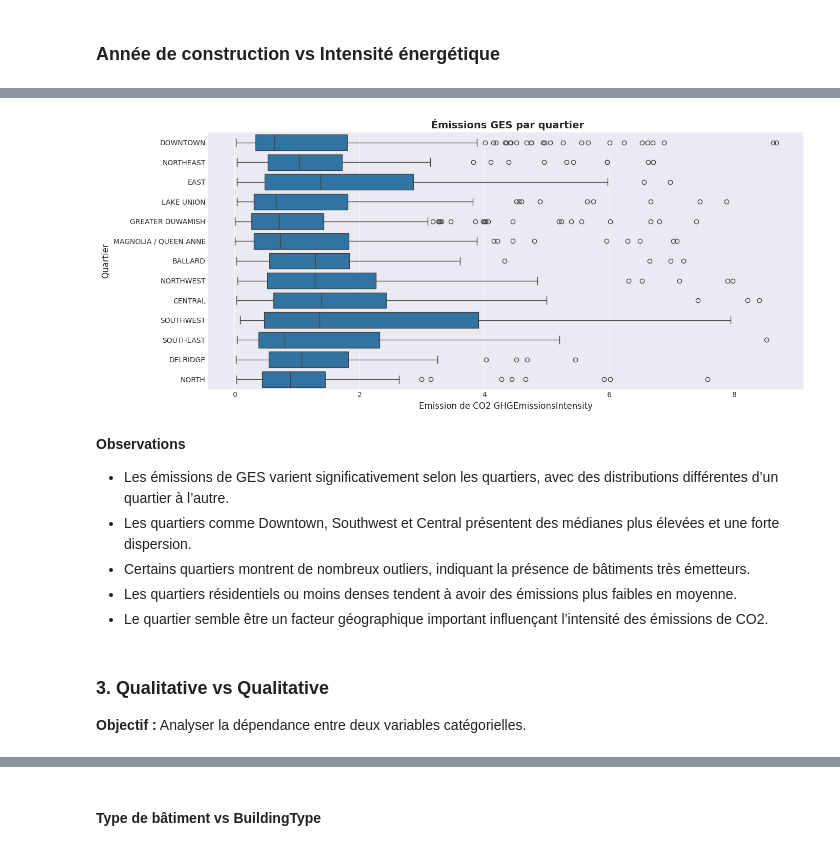
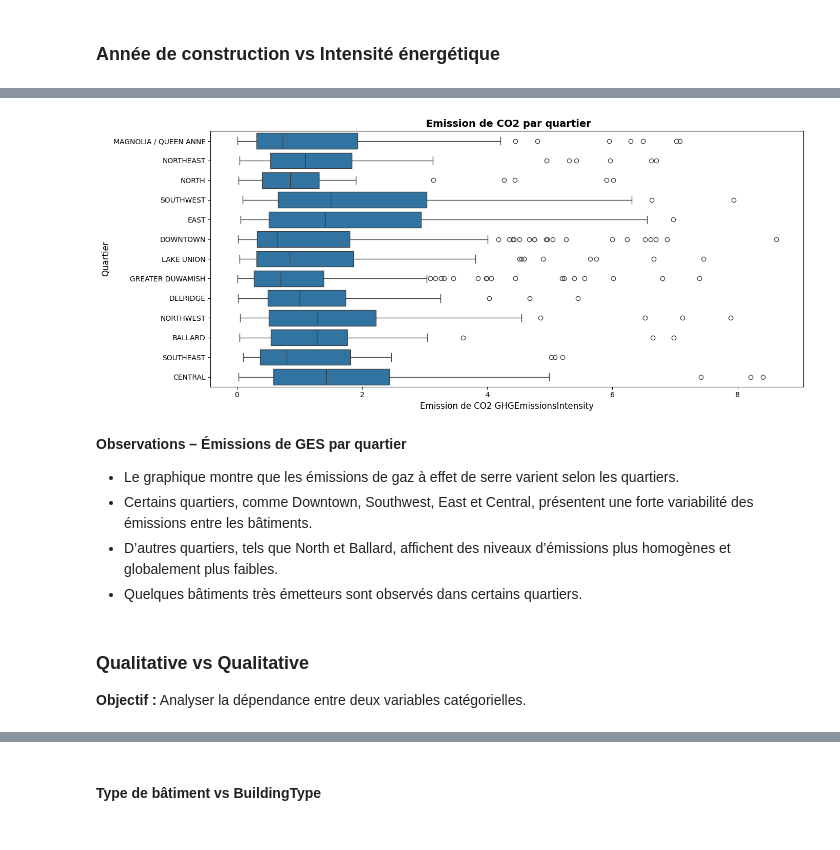
Before and after one commit to RaphaelRIVIERE/Projet-3-Anticipez-les-besoins-en-consommations-de-b-timents, a Jupyter notebook: notebook_1.ipynb, the cells around one changed output, grey strips where cells are left out. Drawn from its saved outputs; the diff is of its cells as text; code cells hidden in the pictures.

```diff
--- a/notebook_1.ipynb
+++ b/notebook_1.ipynb
@@ -2390,11 +2426,16 @@ Il n’y a aucune donnée manquante, mais la colonne doit être nettoyée car el
 - Même problème pour **DELRIDGE NEIGHBORHOODS** et **Delridge**
 - Même problème pour **CENTRAL** et **Central**
 # %%
-df["Neighborhood"] = df["Neighborhood"].str.upper()
-df["Neighborhood"] = df["Neighborhood"].replace(
-    "DELRIDGE NEIGHBORHOODS",
-    "DELRIDGE"
-)
+def normalize_neighborhood(df: pd.DataFrame) -> pd.DataFrame:
+    df_work = df.copy()
+    df_work["Neighborhood"] = df_work["Neighborhood"].str.upper()
+    df_work["Neighborhood"] = df_work["Neighborhood"].replace(
+        "DELRIDGE NEIGHBORHOODS",
+        "DELRIDGE"
+    )
+    return df_work
 
+df = normalize_neighborhood(df)
+data_cleaners.append(normalize_neighborhood)
 distribution_column(df, 'Neighborhood')
 # %% [output]
@@ -2418,3 +2459,10 @@ distribution_column(df, 'Neighborhood')
 # %%
-df = remove_columns(df,  ['ZipCode', 'CouncilDistrictCode', 'Latitude', 'Longitude'])
+def drop_geo_columns(df: pd.DataFrame) -> pd.DataFrame:
+    return remove_columns(
+        df,
+        ['ZipCode', 'CouncilDistrictCode', 'Latitude', 'Longitude']
+    )
+
+df = drop_geo_columns(df)
+data_cleaners.append(drop_geo_columns)
 # %% [output]
@@ -2454,11 +2470,0 @@ Ces colonnes vont également entrainner du dataleakage cependant nous pouvont en
-# %%
-colonnes_leakage = [
-    'SiteEUIWN(kBtu/sf)',
-    'SourceEUI(kBtu/sf)',
-    'SourceEUIWN(kBtu/sf)',
-    'SiteEnergyUse(kBtu)',
-    'SiteEnergyUseWN(kBtu)',
-    'TotalGHGEmissions'
-]
-
-df = remove_columns(df,colonnes_leakage)
@@ -2537,10 +2551,6 @@ None
 - Matrice de corrélation (heatmap)
 # %% [markdown]
 ### Émissions GES vs Consommation d'énergie
-# %%
-plt.style.use('seaborn-v0_8-darkgrid')
-# sns.set_palette("husl")
-pd.set_option('display.max_columns', None)
 # %%
 def create_scatter(
     df: pd.DataFrame,
@@ -2805,29 +2839,27 @@ def create_violinplot(
 # %%
 fig, ax = plt.subplots(figsize=(14, 6))
-# create_boxplot
 create_boxplot(
 	df,
 	ax,
 	TARGET_CO2,
 	'Neighborhood',
-	' Émissions GES par quartier',
+	' Emission de CO2 par quartier',
 	f'Emission de CO2 {TARGET_CO2}',
 	'Quartier'
 	)
 plt.tight_layout()
 plt.show()
 # %% [output]
-[figure, old version]
+[figure, new version]
 # %% [markdown]
-**Observations**
+**Observations – Émissions de GES par quartier**
 
-- Les émissions de GES varient significativement selon les quartiers, avec des distributions différentes d’un quartier à l’autre.
-- Les quartiers comme Downtown, Southwest et Central présentent des médianes plus élevées et une forte dispersion.
-- Certains quartiers montrent de nombreux outliers, indiquant la présence de bâtiments très émetteurs.
-- Les quartiers résidentiels ou moins denses tendent à avoir des émissions plus faibles en moyenne.
-- Le quartier semble être un facteur géographique important influençant l’intensité des émissions de CO2.
+- Le graphique montre que les émissions de gaz à effet de serre varient selon les quartiers.
+- Certains quartiers, comme Downtown, Southwest, East et Central, présentent une forte variabilité des émissions entre les bâtiments.
+- D’autres quartiers, tels que North et Ballard, affichent des niveaux d’émissions plus homogènes et globalement plus faibles.
+- Quelques bâtiments très émetteurs sont observés dans certains quartiers.
 # %% [markdown]
-### 3. Qualitative vs Qualitative
+### Qualitative vs Qualitative
 
 **Objectif :** Analyser la dépendance entre deux variables catégorielles.
 # %%
```
Also changed, not shown: parts of 225 cells of this notebook, 4 other files.
